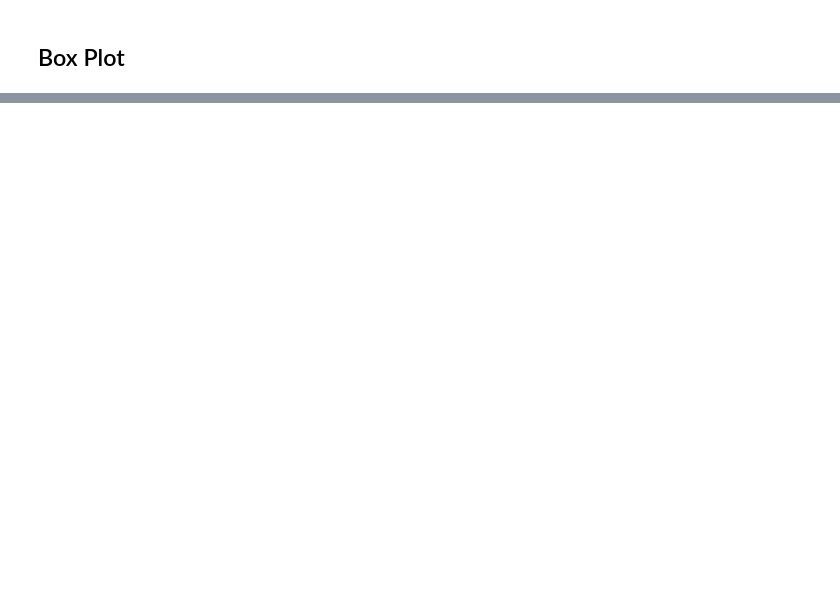
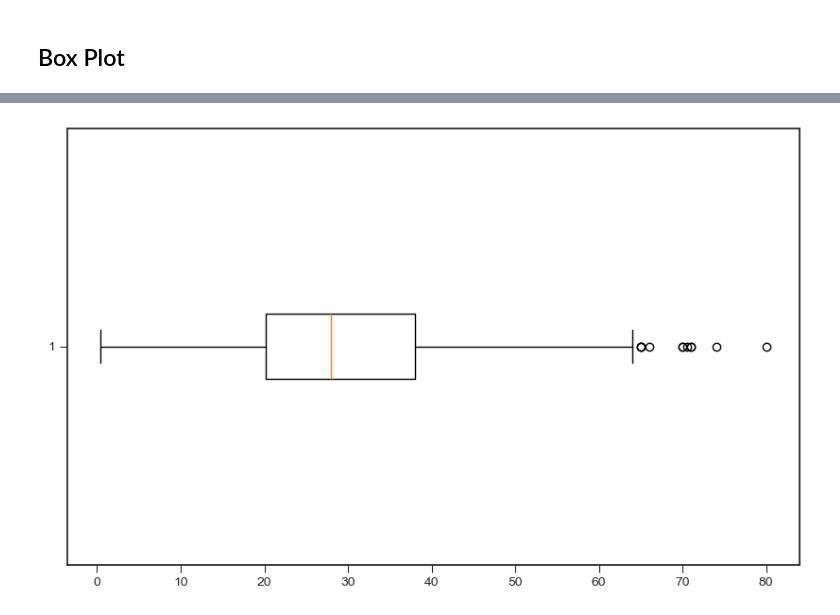
Before and after one commit to PurplePegasus08/My-ML-notes, a Jupyter notebook: Data visualizations/Plots.ipynb, the cells around one changed output, grey strips where cells are left out. Saved outputs shown, nothing was run; the diff lists cells and outputs as text; code cells hidden in the pictures; blank space fills up the shorter version.

Commit message:
boxplot

```diff
--- a/Data visualizations/Plots.ipynb
+++ b/Data visualizations/Plots.ipynb
@@ -834,0 +869,9 @@ Requirement already satisfied: PyQt5-sip<13,>=12.13 in c:\users\acer\anaconda3\l
+# %%
+df = df.dropna(subset=['age'])
+
+plt.figure(figsize=(10,6))
+
+plt.boxplot(df['age'],vert=False)
+plt.show()
+# %% [output]
+[figure, added]
```
Also changed, not shown: parts of 8 cells of this notebook.
